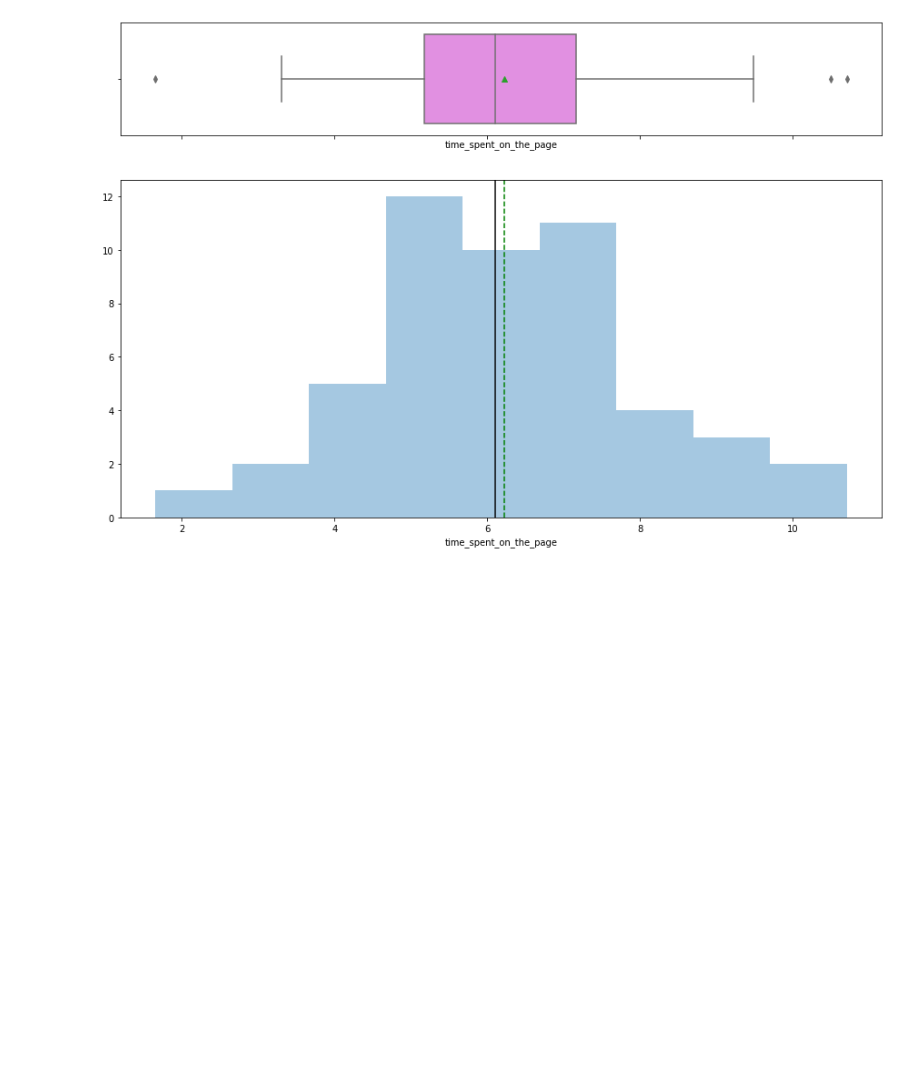
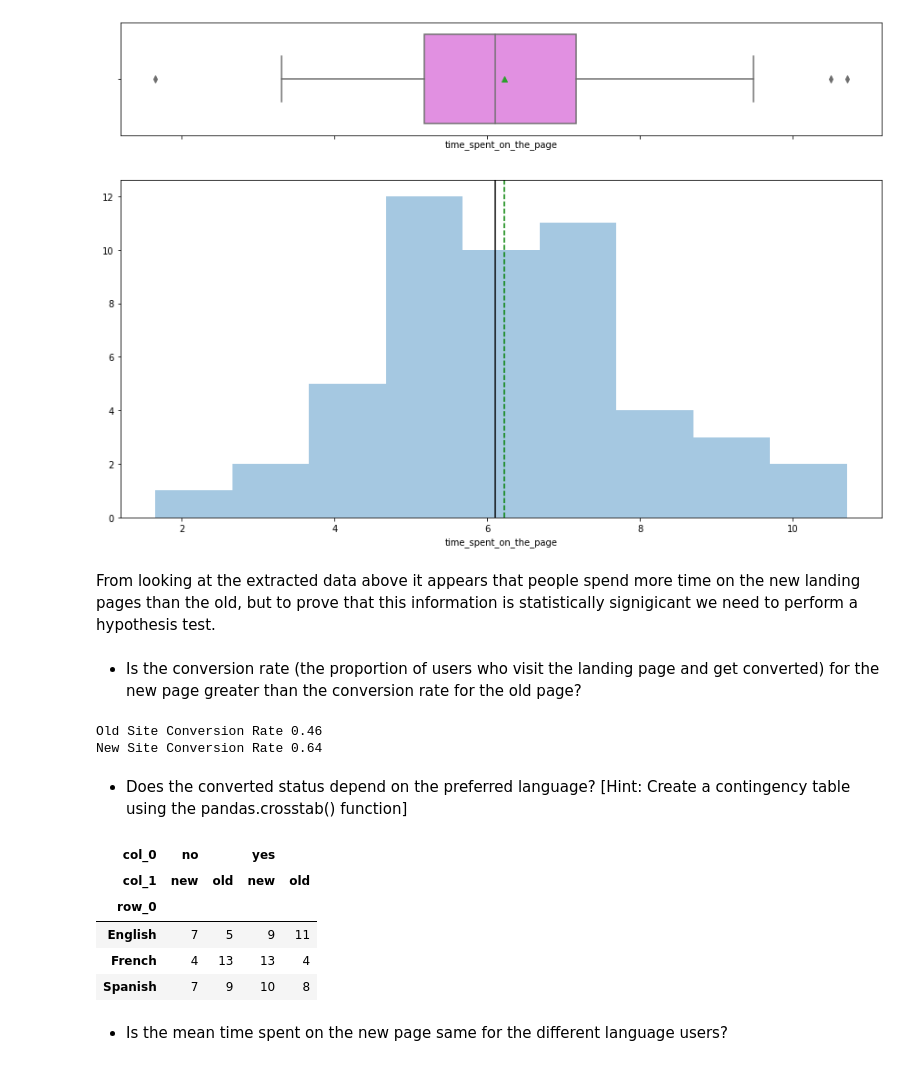
Before and after one commit to shelleyyyyy/DataAnalyticsProject2, a Jupyter notebook: noteBook.ipynb, the cells around one changed output. Saved outputs shown, nothing was run; the diff lists cells and outputs as text; code cells hidden in the pictures; blank space fills up the shorter version.

```diff
--- a/noteBook.ipynb
+++ b/noteBook.ipynb
@@ -265,3 +256,55 @@ histogram_boxplot(landing_page_old["time_spent_on_the_page"])
 histogram_boxplot(landing_page_new["time_spent_on_the_page"])
 # %% [output]
 [figure]
+# %% [markdown]
+From looking at the extracted data above it appears that people spend more time on the new landing pages than the old, but to prove that this information is statistically signigicant we need to perform a hypothesis test.
+# %% [markdown]
+* Is the conversion rate (the proportion of users who visit the landing page and get converted) for the
+new page greater than the conversion rate for the old page?
+# %%
+old = []
+new = []
+old_total = 0
+old_yes = 0
+new_total = 0
+new_yes = 0
+
+
+for i in range(0, 100):
+    if df1['landing_page'][i] == 'old':
+        new.append(df1['converted'][i])
+        old_total += 1
+        if(df1['converted'][i] == 'yes'):
+            old_yes += 1
+    else:
+        old.append(df1['converted'][i])
+        new_total += 1
+        if(df1['converted'][i] == 'yes'):
+            new_yes += 1
+
+old_site_conversion_rate = old_yes / old_total
+new_site_conversion_rate = new_yes / new_total
+
+print("Old Site Conversion Rate", old_site_conversion_rate)
+print("New Site Conversion Rate", new_site_conversion_rate)
+# %% [output]
+Old Site Conversion Rate 0.46
+New Site Conversion Rate 0.64
+# %% [markdown]
+* Does the converted status depend on the preferred language? [Hint: Create a contingency table
+using the pandas.crosstab() function]
+# %%
+lang = np.array(df1['language_preferred'])
+conversion = np.array(df1['converted'])
+land_page = np.array(df1['landing_page'])
+
+pd.crosstab(lang, [conversion, land_page])
+# %% [output]
+| col_0 | no |  | yes |  |
+| col_1 | new | old | new | old |
+| row_0 |  |  |  |  |
+| English | 7 | 5 | 9 | 11 |
+| French | 4 | 13 | 13 | 4 |
+| Spanish | 7 | 9 | 10 | 8 |
+# %% [markdown]
+* Is the mean time spent on the new page same for the different language users?
```
Also changed, not shown: parts of 4 cells of this notebook.
